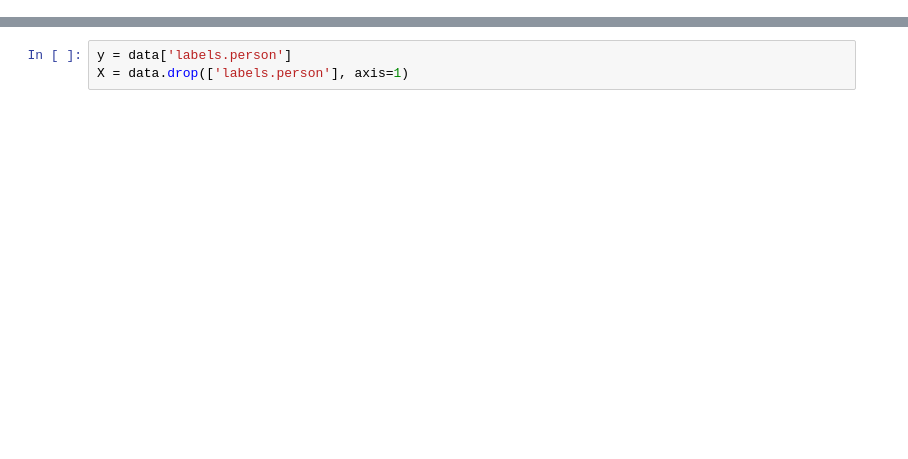
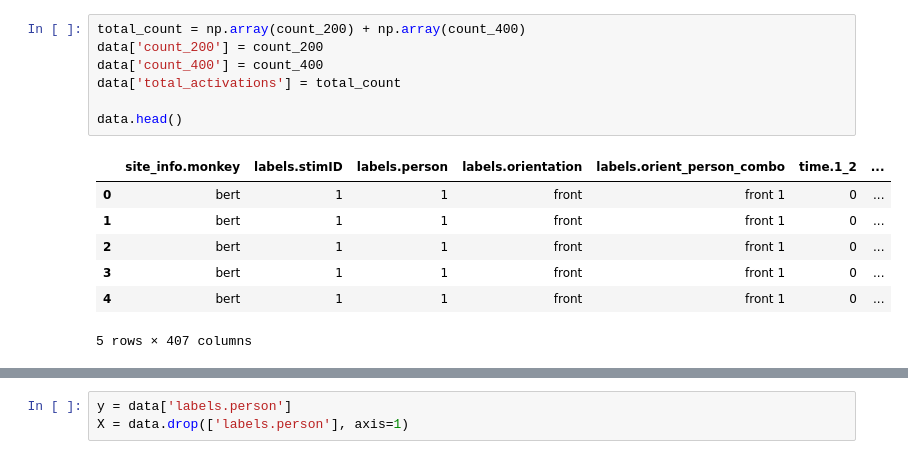
Before and after one commit to wolstone/CMSE381-Project, a Jupyter notebook: temp.ipynb, the cells around one changed output, grey strips where cells are left out. Cells and saved outputs as stored; diff of their text form; blank space fills up the shorter version.

```diff
--- a/temp.ipynb
+++ b/temp.ipynb
@@ -33,0 +56,15 @@ data.head()
+# %%
+total_count = np.array(count_200) + np.array(count_400)
+data['count_200'] = count_200
+data['count_400'] = count_400
+data['total_activations'] = total_count
+
+data.head()
+# %% [output]
+|  | site_info.monkey | labels.stimID | labels.person | labels.orientation | labels.orient_person_combo | time.1_2 | ... |
+| 0 | bert | 1 | 1 | front | front 1 | 0 | ... |
+| 1 | bert | 1 | 1 | front | front 1 | 0 | ... |
+| 2 | bert | 1 | 1 | front | front 1 | 0 | ... |
+| 3 | bert | 1 | 1 | front | front 1 | 0 | ... |
+| 4 | bert | 1 | 1 | front | front 1 | 0 | ... |
+5 rows × 407 columns
```
Also changed, not shown: parts of 15 cells of this notebook.
